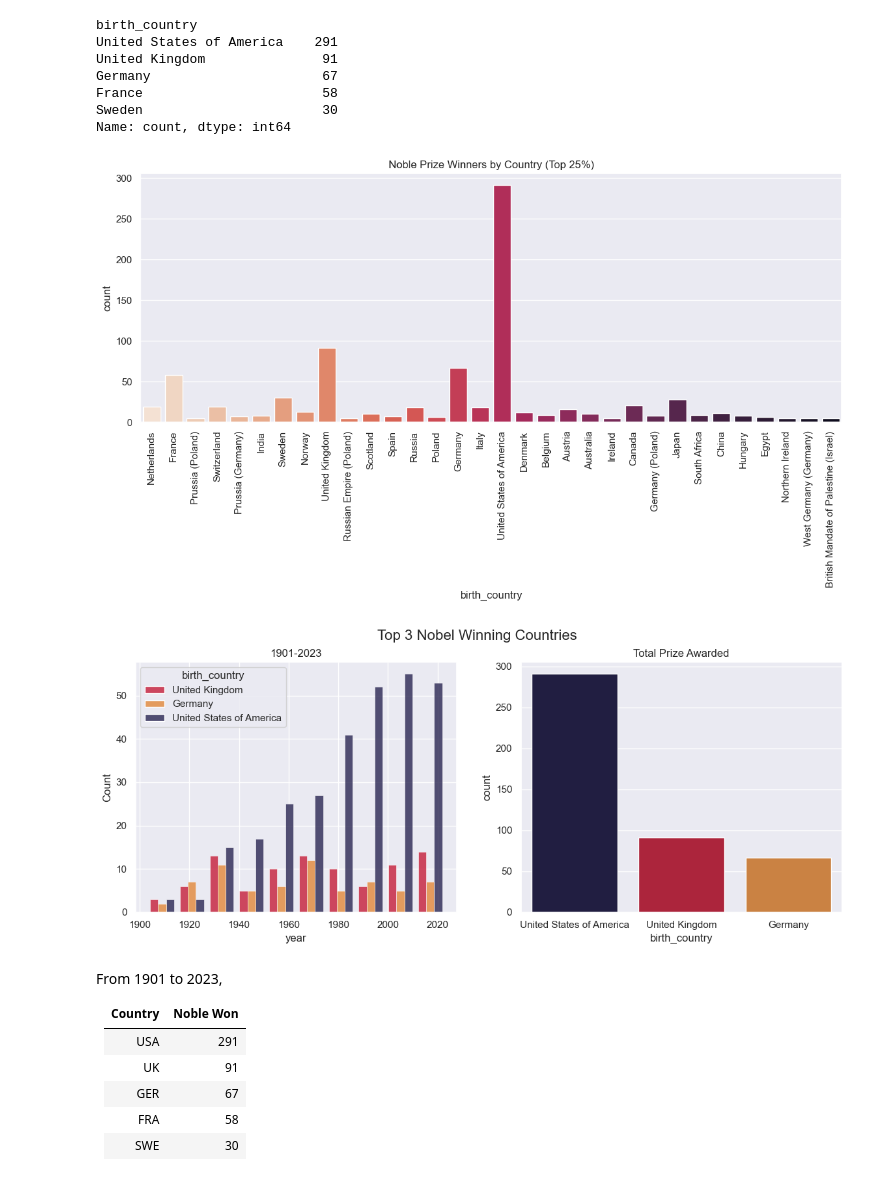
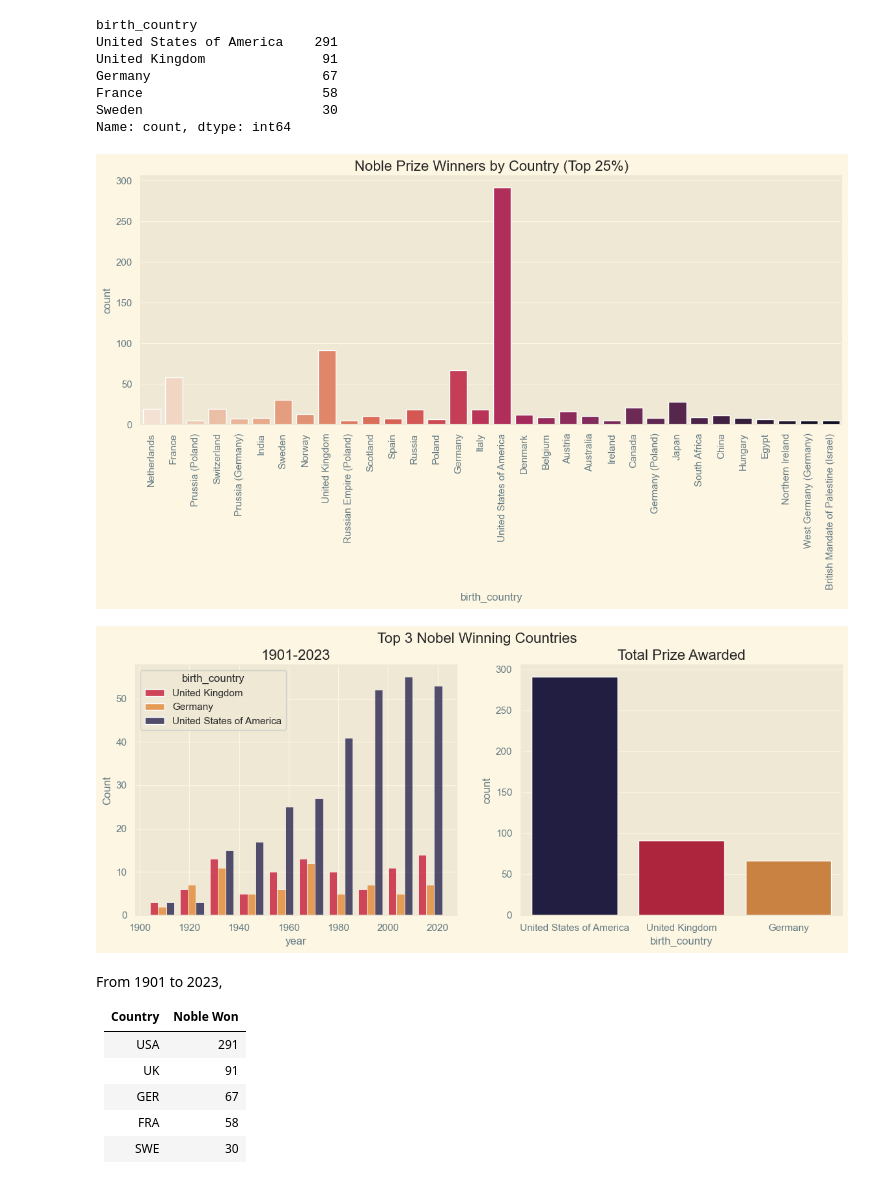
Before and after one commit to Ahnaf19/Nobel_prize_EDA, a Jupyter notebook: v1.ipynb, the cells around one changed output. Saved outputs shown, nothing was run; the diff lists cells and outputs as text; code cells hidden in the pictures.

```diff
--- a/v1.ipynb
+++ b/v1.ipynb
@@ -215,6 +215,8 @@ Observation:
 Let's dive into more depth!
 # %% [markdown]
 ## For Country!
+# %%
+plt.style.use(plt.style.available[0])
 # %%
 fig, ax = plt.subplots()
 g = sns.countplot(x="birth_country", data=df_filtered, palette='RdBu_r')
@@ -262,15 +264,15 @@ France                       58
 Sweden                       30
 Name: count, dtype: int64
 # %%
-sns.set_theme(style='darkgrid')
+# sns.set_theme(style='darkgrid')
 fig, ax = plt.subplots()
 g = sns.countplot(x="birth_country", data=top25_country, palette='rocket_r')
 plt.xticks(rotation=90)
 fig.set_size_inches([14, 5])
 ax.set_title('Noble Prize Winners by Country (Top 25%)')
 plt.show()
 # %% [output]
-[figure, old version]
+[figure, new version]
 # %%
 top3 = top25_country[top25_country['birth_country'].isin(['United States of America', 'United Kingdom', 'Germany'])]
 # %%
@@ -287,7 +289,7 @@ fig.set_size_inches([14, 5])
 
 plt.show()
 # %% [output]
-[figure, old version]
+[figure, new version]
 # %% [markdown]
 From 1901 to 2023,
 
```
Also changed, not shown: parts of 11 cells of this notebook.
